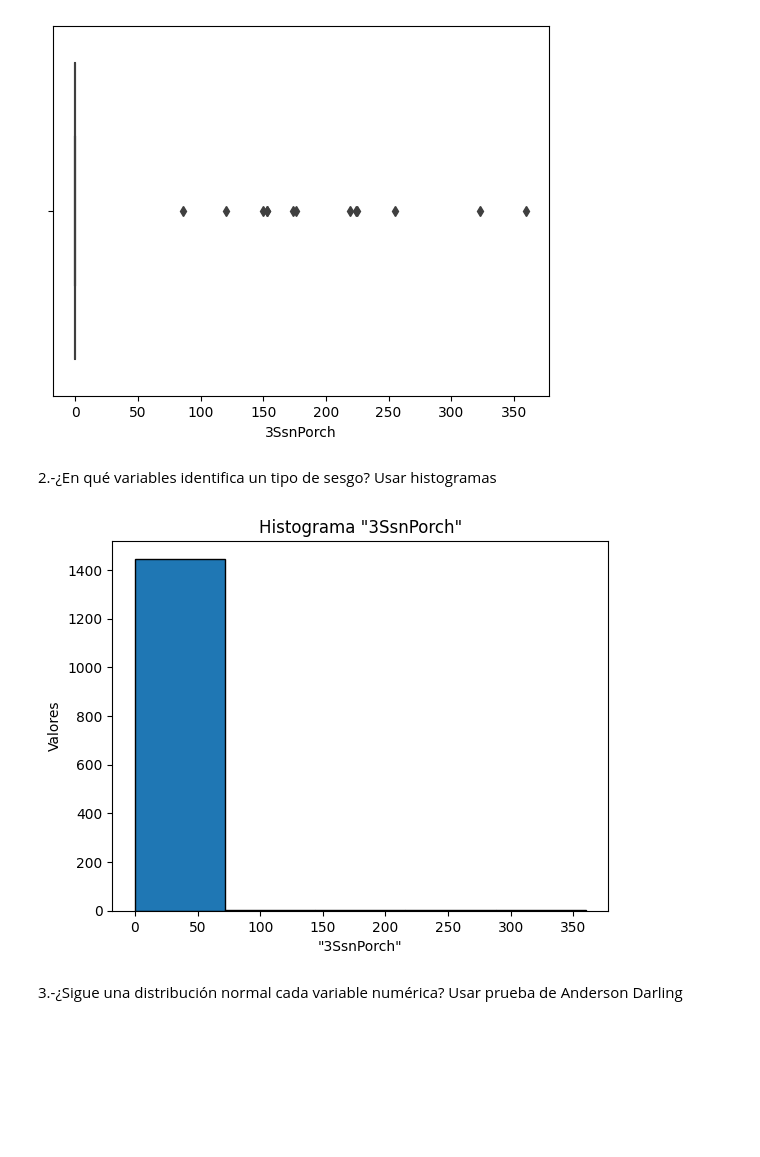
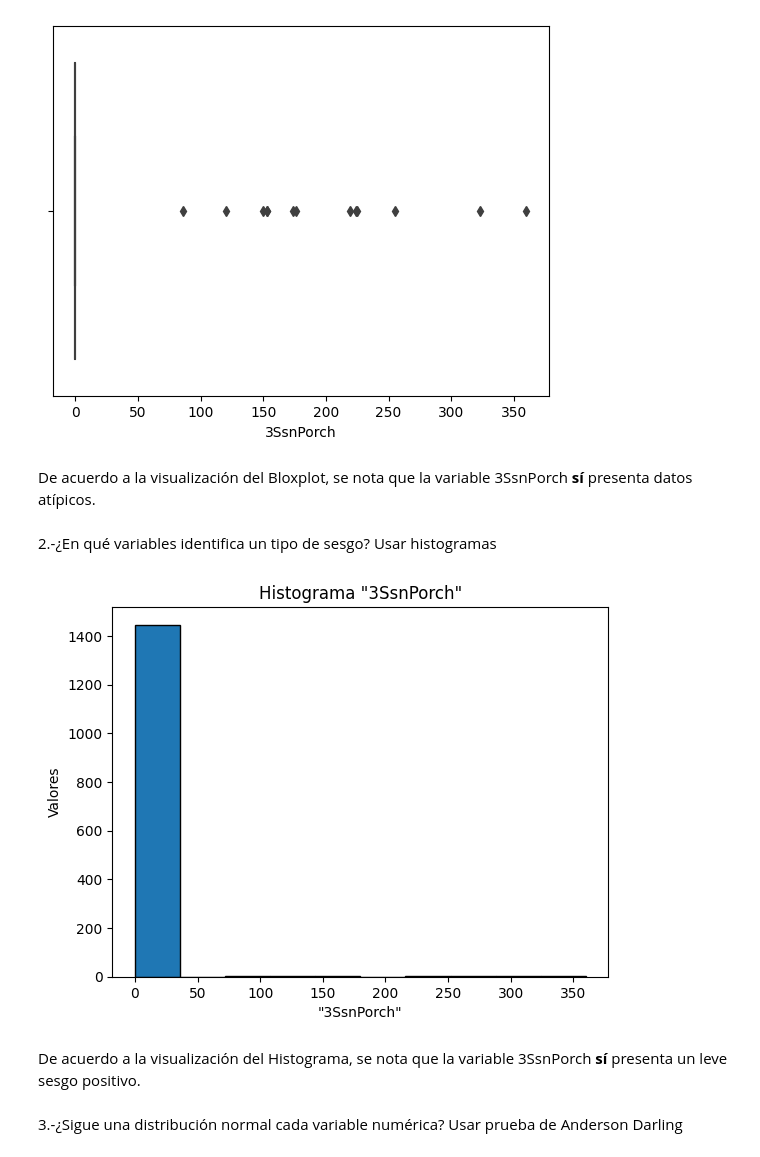
Before and after one commit to gabycor/mavericks_IA, a Jupyter notebook: Comprensión de los datos.ipynb, the cells around one changed output. Drawn from its saved outputs; the diff is of its cells as text; code cells hidden in the pictures; blank space fills up the shorter version.

```diff
--- a/Comprensión de los datos.ipynb
+++ b/Comprensión de los datos.ipynb
@@ -1932,16 +1932,20 @@ sns.boxplot(x=df["3SsnPorch"])
 # %% [output]
 <Axes: xlabel='3SsnPorch'>
 [figure]
+# %% [markdown]
+De acuerdo a la visualización del Bloxplot, se nota que la variable 3SsnPorch <strong>sí</strong> presenta datos atípicos.
 # %% [markdown]
 2.-¿En qué variables identifica un tipo de sesgo? Usar histogramas
 # %%
-plt.hist(df["3SsnPorch"], bins=5, edgecolor='black')  # You can adjust the number of bins
+plt.hist(df["3SsnPorch"], edgecolor='black')  # You can adjust the number of bins
 plt.xlabel('"3SsnPorch"')
 plt.ylabel('Valores')
 plt.title('Histograma "3SsnPorch"')
 plt.show()
 # %% [output]
-[figure, old version]
+[figure, new version]
+# %% [markdown]
+De acuerdo a la visualización del Histograma, se nota que la variable 3SsnPorch <strong>sí</strong> presenta un leve sesgo positivo.
 # %% [markdown]
 3.-¿Sigue una distribución normal cada variable numérica? Usar prueba de Anderson Darling
 # %%
```
Also changed, not shown: parts of 33 cells of this notebook.
